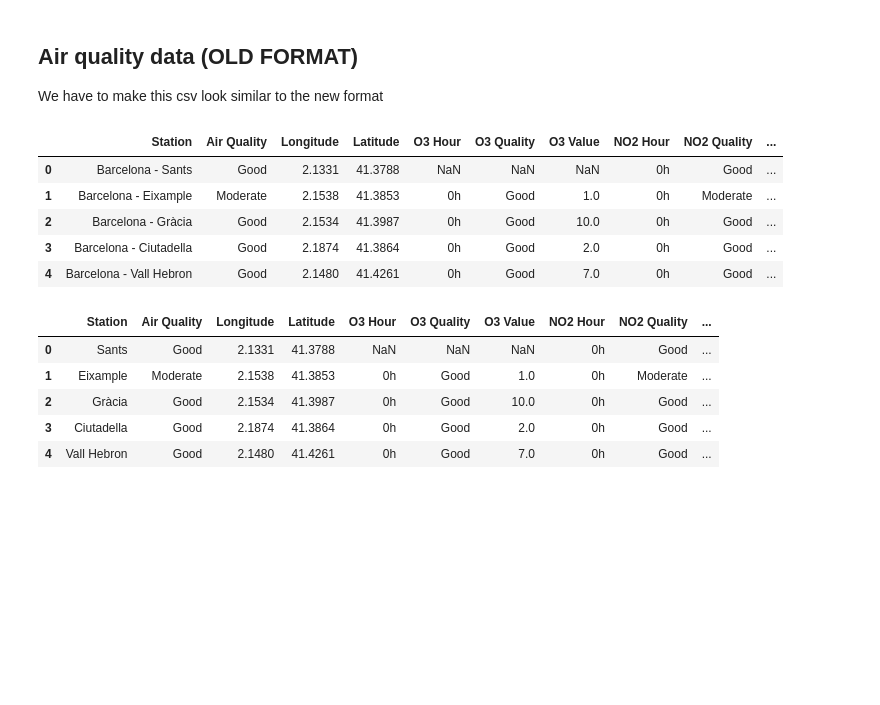
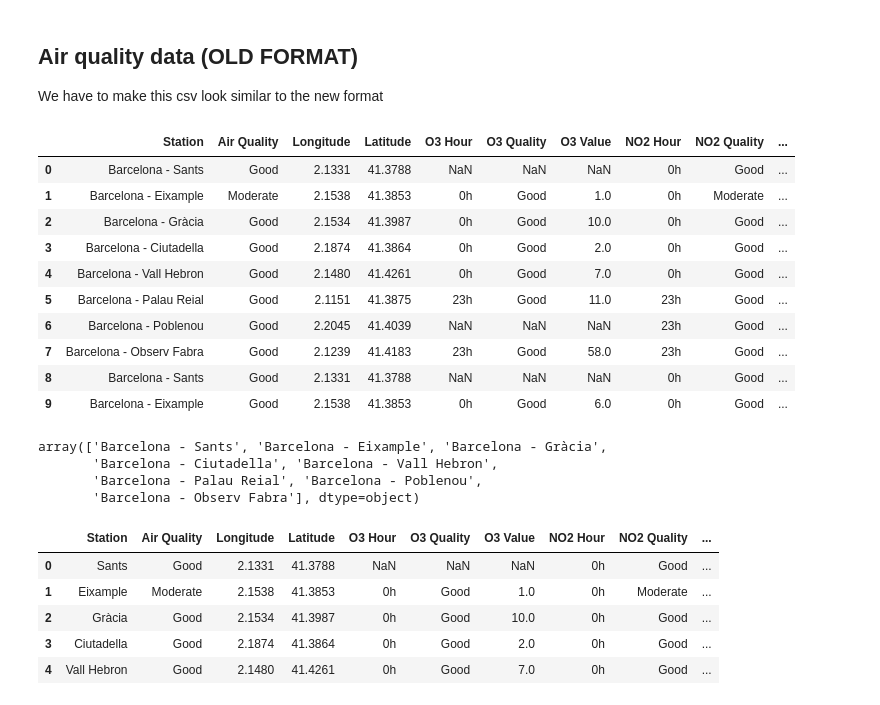
Before and after one commit to murielsan/bcn_open_data_analysis, a Jupyter notebook: data/data_cleaning.ipynb, the cells around one changed output. Drawn from its saved outputs; the diff is of its cells as text; code cells hidden in the pictures; blank space fills up the shorter version.

```diff
--- a/data/data_cleaning.ipynb
+++ b/data/data_cleaning.ipynb
@@ -188,14 +208,26 @@ display(icqa_codes)
 We have to make this csv look similar to the new format
 # %%
 df2 = pd.read_csv("../downloads/air_quality_Nov2017.csv")
-df2.head()
+df2.head(10)
 # %% [output]
 |  | Station | Air Quality | Longitude | Latitude | O3 Hour | O3 Quality | O3 Value | NO2 Hour | NO2 Quality | ... |
 | 0 | Barcelona - Sants | Good | 2.1331 | 41.3788 | NaN | NaN | NaN | 0h | Good | ... |
 | 1 | Barcelona - Eixample | Moderate | 2.1538 | 41.3853 | 0h | Good | 1.0 | 0h | Moderate | ... |
 | 2 | Barcelona - Gràcia | Good | 2.1534 | 41.3987 | 0h | Good | 10.0 | 0h | Good | ... |
 | 3 | Barcelona - Ciutadella | Good | 2.1874 | 41.3864 | 0h | Good | 2.0 | 0h | Good | ... |
 | 4 | Barcelona - Vall Hebron | Good | 2.1480 | 41.4261 | 0h | Good | 7.0 | 0h | Good | ... |
+| 5 | Barcelona - Palau Reial | Good | 2.1151 | 41.3875 | 23h | Good | 11.0 | 23h | Good | ... |
+| 6 | Barcelona - Poblenou | Good | 2.2045 | 41.4039 | NaN | NaN | NaN | 23h | Good | ... |
+| 7 | Barcelona - Observ Fabra | Good | 2.1239 | 41.4183 | 23h | Good | 58.0 | 23h | Good | ... |
+| 8 | Barcelona - Sants | Good | 2.1331 | 41.3788 | NaN | NaN | NaN | 0h | Good | ... |
+| 9 | Barcelona - Eixample | Good | 2.1538 | 41.3853 | 0h | Good | 6.0 | 0h | Good | ... |
+# %%
+df2['Station'].unique()
+# %% [output]
+array(['Barcelona - Sants', 'Barcelona - Eixample', 'Barcelona - Gràcia',
+       'Barcelona - Ciutadella', 'Barcelona - Vall Hebron',
+       'Barcelona - Palau Reial', 'Barcelona - Poblenou',
+       'Barcelona - Observ Fabra'], dtype=object)
 # %%
 df2['Station'] = df2['Station'].apply(lambda row: row.split(" - ")[1])
 df2.head()
```
Also changed, not shown: parts of 7 cells of this notebook, 3 other files.
